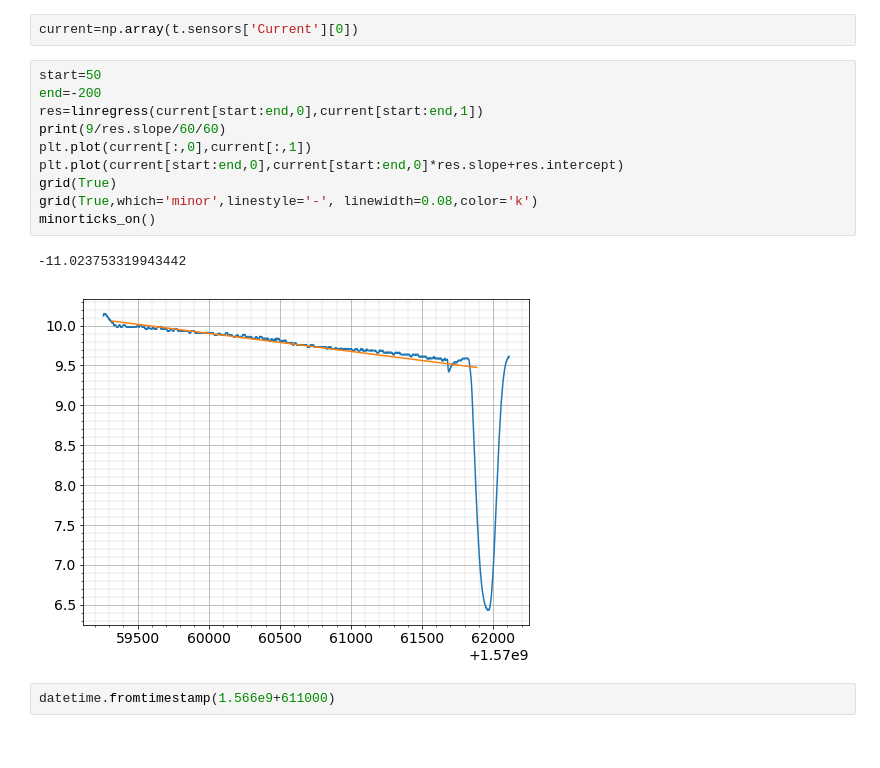
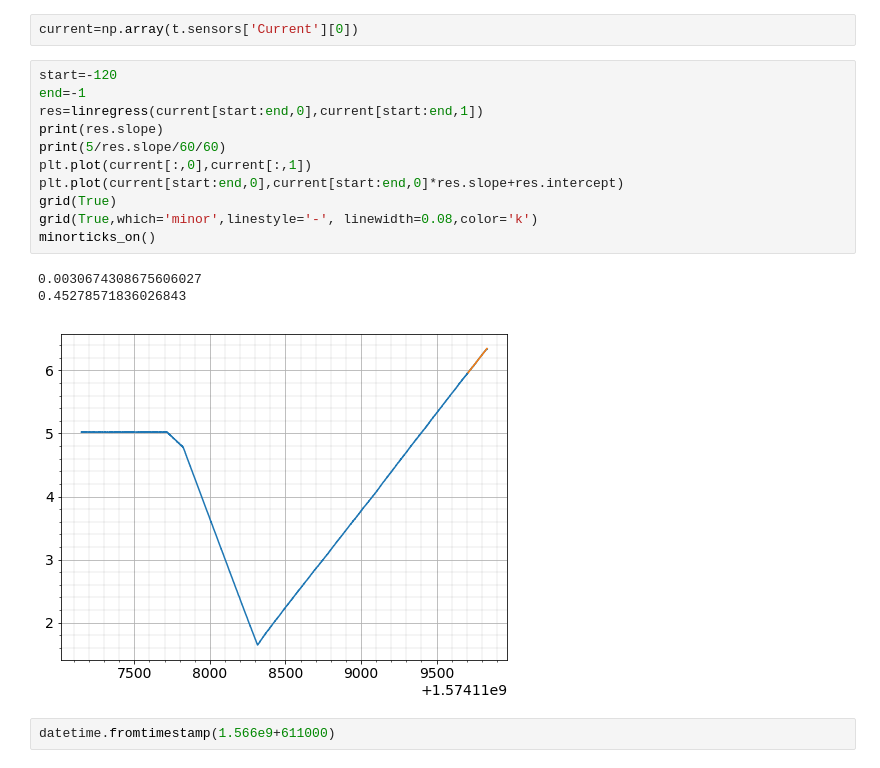
Before and after one commit to NanoExplorer/Zeus2-cycle-box, a Jupyter notebook: playground_adequate.ipynb, the cells around one changed output. Drawn from its saved outputs; the diff is of its cells as text.

```diff
--- a/playground_adequate.ipynb
+++ b/playground_adequate.ipynb
@@ -61,18 +204,20 @@ t = database.EasyThermometry(2500,want_sensors="magnet")
 # %%
 current=np.array(t.sensors['Current'][0])
 # %%
-start=50
-end=-200
+start=-120
+end=-1
 res=linregress(current[start:end,0],current[start:end,1])
-print(9/res.slope/60/60)
+print(res.slope)
+print(5/res.slope/60/60)
 plt.plot(current[:,0],current[:,1])
 plt.plot(current[start:end,0],current[start:end,0]*res.slope+res.intercept)
 grid(True)
 grid(True,which='minor',linestyle='-', linewidth=0.08,color='k')
 minorticks_on()
 # %% [output]
--11.023753319943442
+0.0030674308675606027
+0.45278571836026843
-[figure, old version]
+[figure, new version]
 # %%
 datetime.fromtimestamp(1.566e9+611000)
 # %% [output]
```
Also changed, not shown: parts of 15 cells of this notebook, 6 other files.
